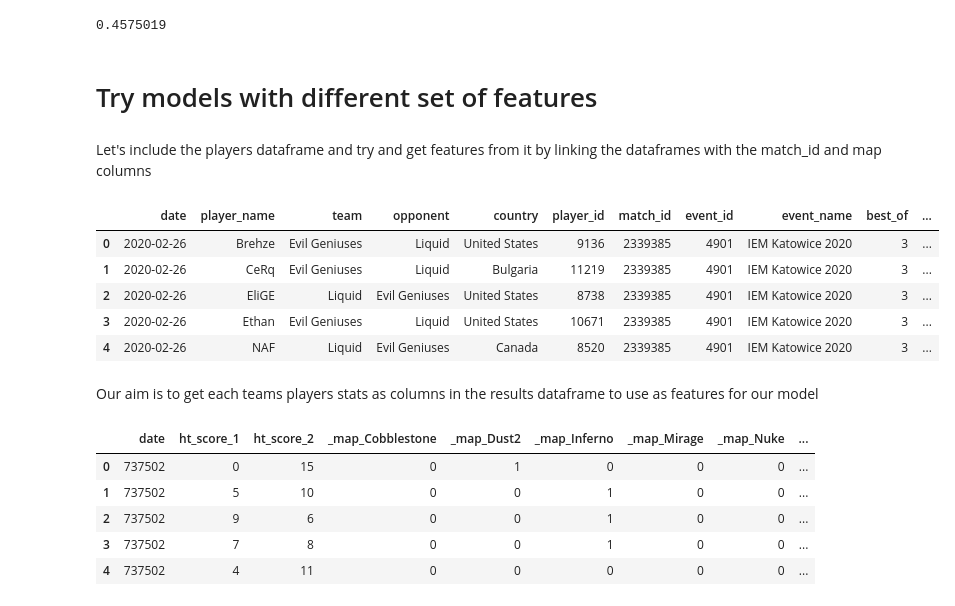
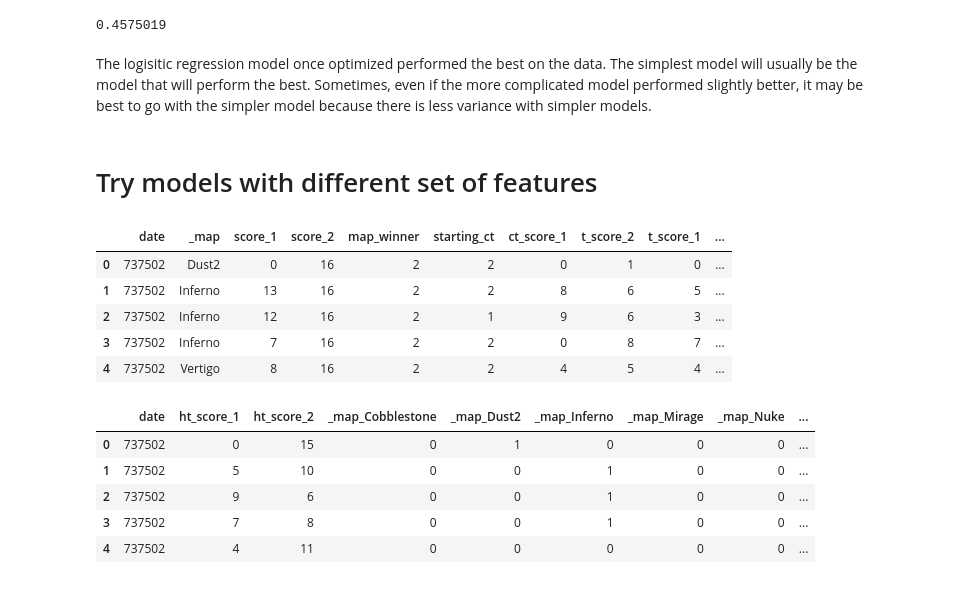
Before and after one commit to tahashahab/competitive_csgo, a Jupyter notebook: csgo_results.ipynb, the cells around one changed output. Cells and saved outputs as stored; diff of their text form; code cells hidden in the pictures.

```diff
--- a/csgo_results.ipynb
+++ b/csgo_results.ipynb
@@ -540,18 +544,16 @@ nn_pred = nn.predict(X_test)
 print(np.mean(nn_pred))
 # %% [output]
 0.4575019
+# %% [markdown]
+The logisitic regression model once optimized performed the best on the data. The simplest model will usually be the model that will perform the best. Sometimes, even if the more complicated model performed slightly better, it may be best to go with the simpler model because there is less variance with simpler models.
 # %% [markdown]
 # Try models with different set of features
-# %% [markdown]
-Let's include the players dataframe and try and get features from it by linking the dataframes with the match_id and map columns
 # %%
-players.head()
+results.head()
 # %% [output]
-|  | date | player_name | team | opponent | country | player_id | match_id | event_id | event_name | best_of | ... |
-| 0 | 2020-02-26 | Brehze | Evil Geniuses | Liquid | United States | 9136 | 2339385 | 4901 | IEM Katowice 2020 | 3 | ... |
-| 1 | 2020-02-26 | CeRq | Evil Geniuses | Liquid | Bulgaria | 11219 | 2339385 | 4901 | IEM Katowice 2020 | 3 | ... |
-| 2 | 2020-02-26 | EliGE | Liquid | Evil Geniuses | United States | 8738 | 2339385 | 4901 | IEM Katowice 2020 | 3 | ... |
-| 3 | 2020-02-26 | Ethan | Evil Geniuses | Liquid | United States | 10671 | 2339385 | 4901 | IEM Katowice 2020 | 3 | ... |
-| 4 | 2020-02-26 | NAF | Liquid | Evil Geniuses | Canada | 8520 | 2339385 | 4901 | IEM Katowice 2020 | 3 | ... |
+|  | date | _map | score_1 | score_2 | map_winner | starting_ct | ct_score_1 | t_score_2 | t_score_1 | ... |
+| 0 | 737502 | Dust2 | 0 | 16 | 2 | 2 | 0 | 1 | 0 | ... |
+| 1 | 737502 | Inferno | 13 | 16 | 2 | 2 | 8 | 6 | 5 | ... |
+| 2 | 737502 | Inferno | 12 | 16 | 2 | 1 | 9 | 6 | 3 | ... |
+| 3 | 737502 | Inferno | 7 | 16 | 2 | 2 | 0 | 8 | 7 | ... |
+| 4 | 737502 | Vertigo | 8 | 16 | 2 | 2 | 4 | 5 | 4 | ... |
-# %% [markdown]
-Our aim is to get each teams players stats as columns in the results dataframe to use as features for our model
```
Also changed, not shown: parts of 45 cells of this notebook.
